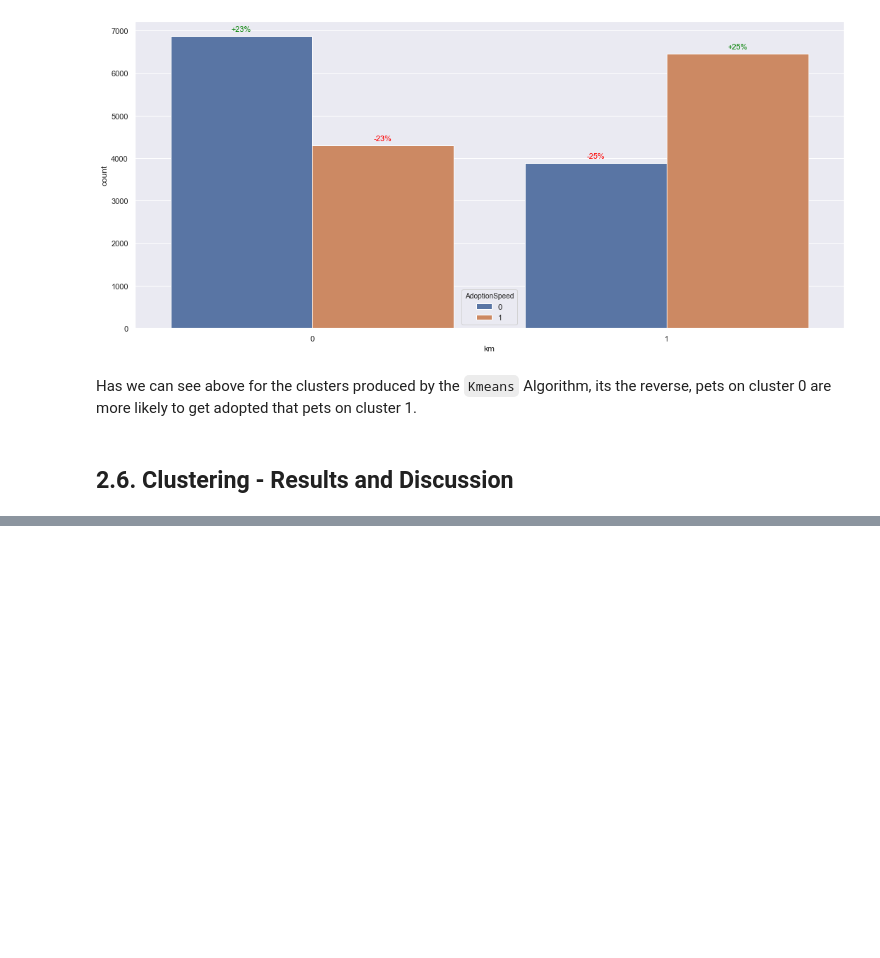
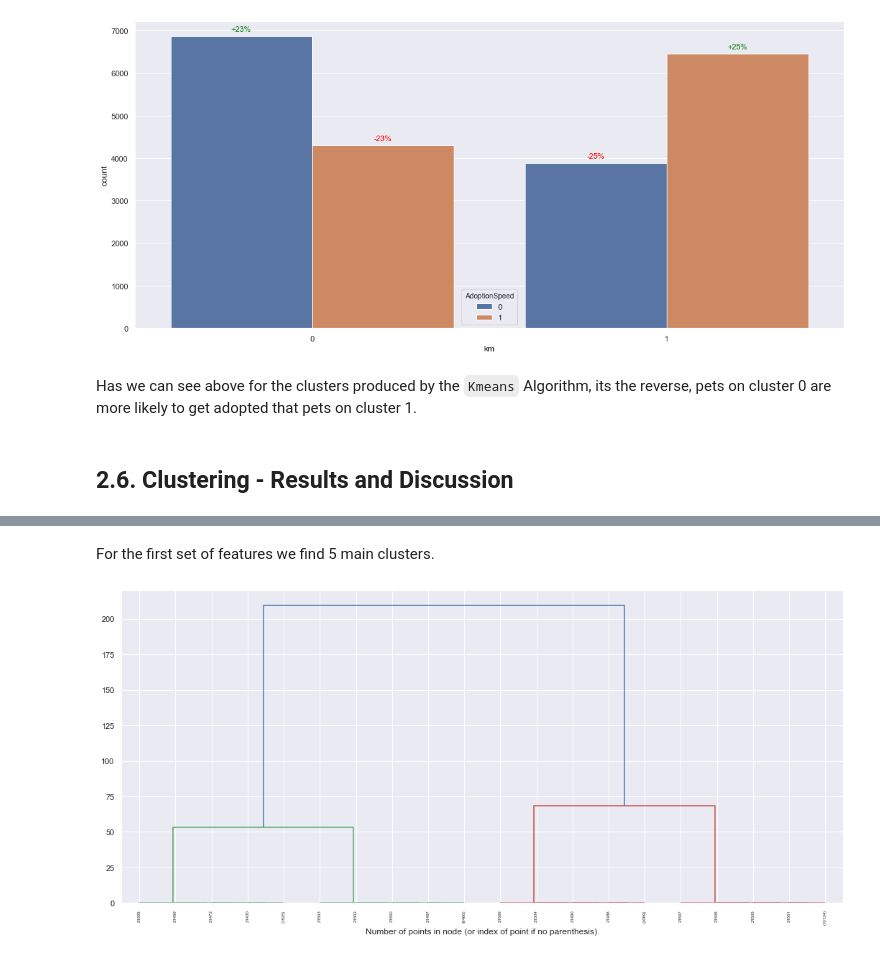
Before and after one commit to PedroCotovio/MLproject, a Jupyter notebook: Task2.ipynb, the cells around one changed output, grey strips where cells are left out. Saved outputs shown, nothing was run; the diff lists cells and outputs as text; code cells hidden in the pictures; blank space fills up the shorter version.

```diff
--- a/Task2.ipynb
+++ b/Task2.ipynb
@@ -563,0 +555,10 @@ Has we can see above for the clusters produced by the `Kmeans` Algorithm, its th
+# %% [markdown]
+For the first set of features we find 5 main clusters.
+# %%
+#Plot fisrt 5 levels of dendograme
+plt.figure(figsize=(18, 8));
+plt = plot_dendogram(c2, p=5)
+plt.xlabel("Number of points in node (or index of point if no parenthesis).")
+plt.show()
+# %% [output]
+[figure, added]
```
Also changed, not shown: parts of 24 cells of this notebook, 1 other file.
